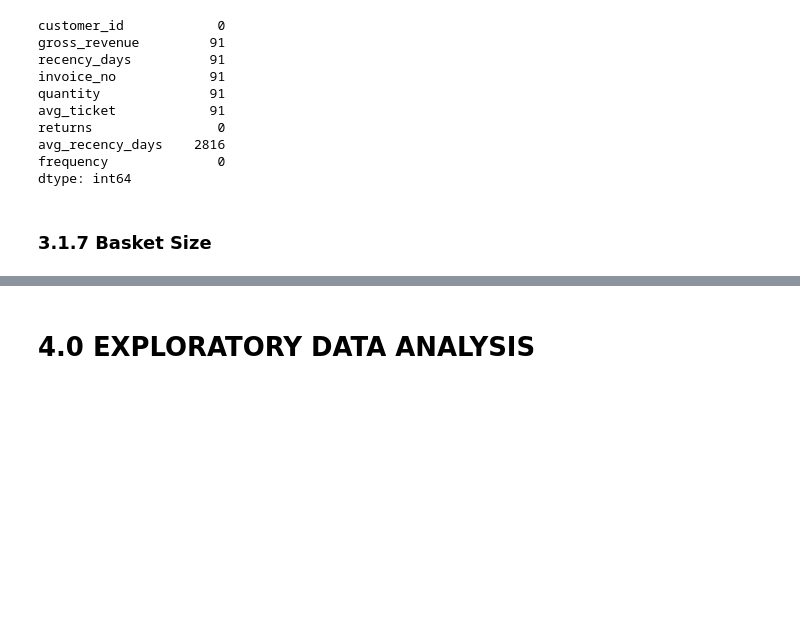
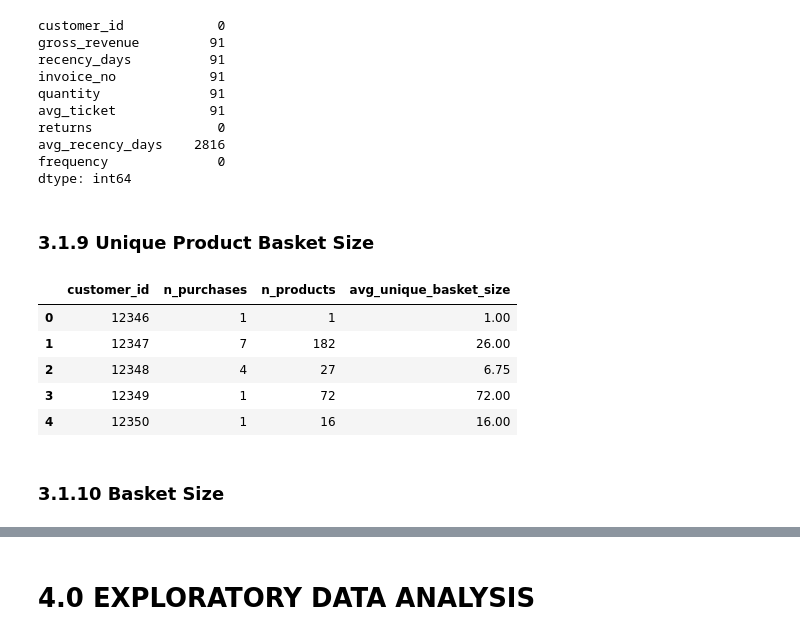
Before and after one commit to JeffersonMedines/loyalty_program, a Jupyter notebook: notebooks/v03_loyalty_program_feature_engineering.ipynb, the cells around one changed output, grey strips where cells are left out. Drawn from its saved outputs; the diff is of its cells as text; code cells hidden in the pictures; blank space fills up the shorter version.

```diff
--- a/notebooks/v03_loyalty_program_feature_engineering.ipynb
+++ b/notebooks/v03_loyalty_program_feature_engineering.ipynb
@@ -386,7 +387,8 @@ dtype: int64
 ### 3.1.6 Returns
 # %%
 # Returns
-df_returns = df2_returns[['customer_id', 'invoice_no']].drop_duplicates().groupby( 'customer_id' ).count().reset_index().rename( columns={'invoice_no': 'returns'} )
+df_returns = df2_returns[['customer_id', 'quantity']].groupby( 'customer_id' ).sum().reset_index().rename( columns={'quantity': 'returns'} )
+df_returns['returns'] = df_returns['returns'] * -1
 df_ref = pd.merge( df_ref, df_returns, how='left', on='customer_id' )
 df_ref.loc[df_ref['returns'].isna(), 'returns'] = 0
 
@@ -461,4 +463,4 @@ avg_recency_days    2816
 frequency              0
 dtype: int64
 # %% [markdown]
-### 3.1.7 Basket Size
+### 3.1.9 Unique Product Basket Size
@@ -486,0 +467,25 @@ dtype: int64
+# %%
+df_aux = ( df2_purchase[['customer_id',
+                         'invoice_no',
+                         'stock_code']].groupby( 'customer_id' )
+                                       .agg( n_purchases = ( 'invoice_no', 'nunique' ),
+                                             n_products  = ( 'stock_code', 'count' ))
+                                       .reset_index() )
+
+# Calclate feature
+df_aux['avg_unique_basket_size'] = df_aux['n_products'] / df_aux['n_purchases']
+
+# Merge
+df_ref = pd.merge( df_ref, df_aux[['customer_id', 'avg_unique_basket_size']], how='left', on='customer_id' )
+df_ref.isna().sum()
+
+df_aux.head()
+# %% [output]
+|  | customer_id | n_purchases | n_products | avg_unique_basket_size |
+| 0 | 12346 | 1 | 1 | 1.00 |
+| 1 | 12347 | 7 | 182 | 26.00 |
+| 2 | 12348 | 4 | 27 | 6.75 |
+| 3 | 12349 | 1 | 72 | 72.00 |
+| 4 | 12350 | 1 | 16 | 16.00 |
+# %% [markdown]
+### 3.1.10 Basket Size
```
Also changed, not shown: parts of 7 cells of this notebook.
